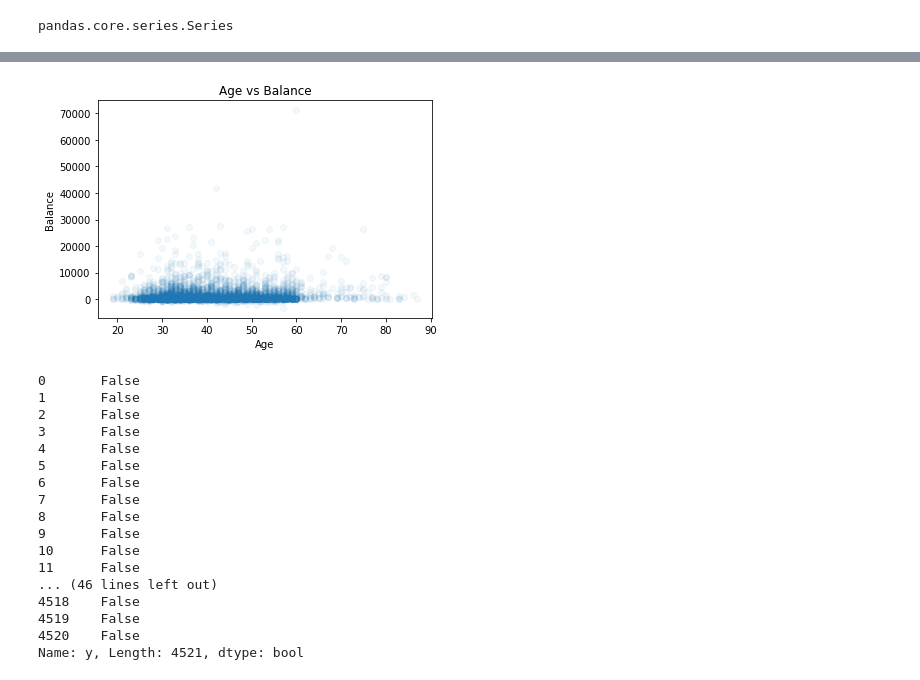
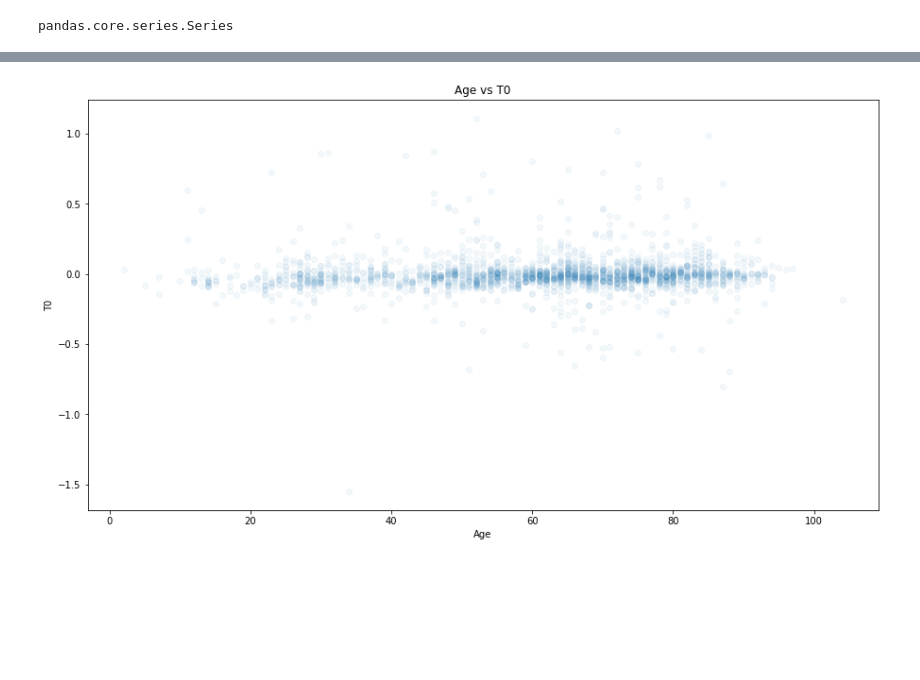
Before and after one commit to Befezdow/ai_test, a Jupyter notebook: data_playing.ipynb, the cells around one changed output, grey strips where cells are left out. Drawn from its saved outputs; the diff is of its cells as text; code cells hidden in the pictures; blank space fills up the shorter version.

```diff
--- a/data_playing.ipynb
+++ b/data_playing.ipynb
@@ -6,8 +8,10 @@ import matplotlib.pyplot as plt
 import pandas as pd
 %matplotlib inline
 # %%
-url = 'https://raw.githubusercontent.com/Befezdow/ai_test/master/bank/bank.csv'
-data = pd.read_csv(url, sep=';', header=0,  engine='python')
+url = 'https://gitlab.com/Befezdow/files_storage/raw/master/data.csv'
+data = pd.read_csv(url, sep=',', header=None,  engine='python')
+# %%
+data.columns = ['gender', 'age', *['t{}'.format(i) for i in range(5000)]]
 # %%
 type(data)
 # %% [output]
@@ -165,28 +206,9 @@ data.corr()
 # %%
-plt.plot(data['age'], data['balance'], 'o', alpha = 0.05)
+plt.figure(figsize = (15, 8))
+plt.plot(data['age'], data['t0'], 'o', alpha = 0.05)
 plt.xlabel('Age')
-plt.ylabel('Balance')
-plt.title('Age vs Balance')
+plt.ylabel('T0')
+plt.title('Age vs T0')
 pass
 # %% [output]
-[figure, old version]
+[figure, new version]
-# %%
-data['y'] == 'yes'
-# %% [output]
-0       False
-1       False
-2       False
-3       False
-4       False
-5       False
-6       False
-7       False
-8       False
-9       False
-10      False
-11      False
-... (46 lines left out)
-4518    False
-4519    False
-4520    False
-Name: y, Length: 4521, dtype: bool
```
Also changed, not shown: parts of 50 cells of this notebook.
